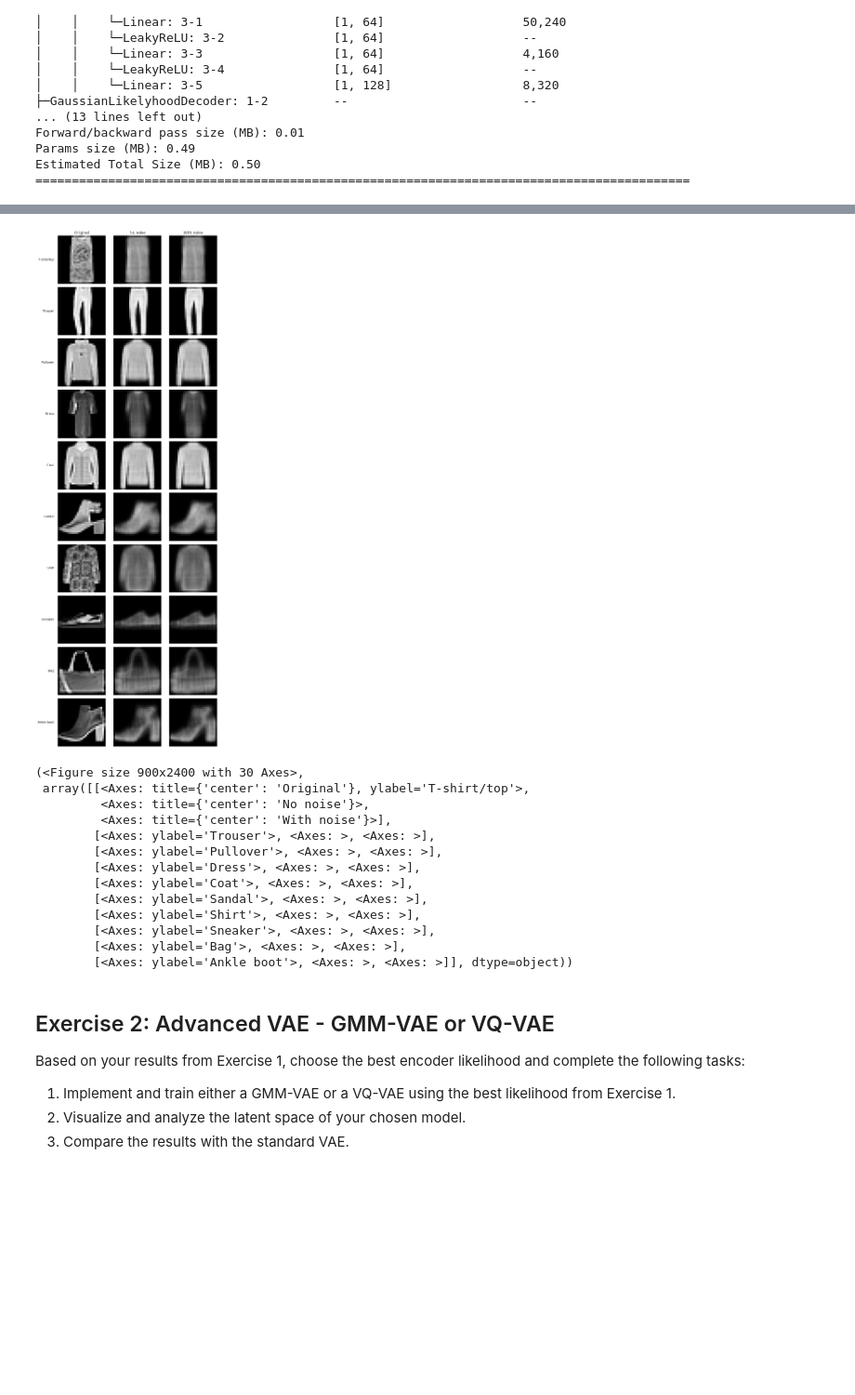
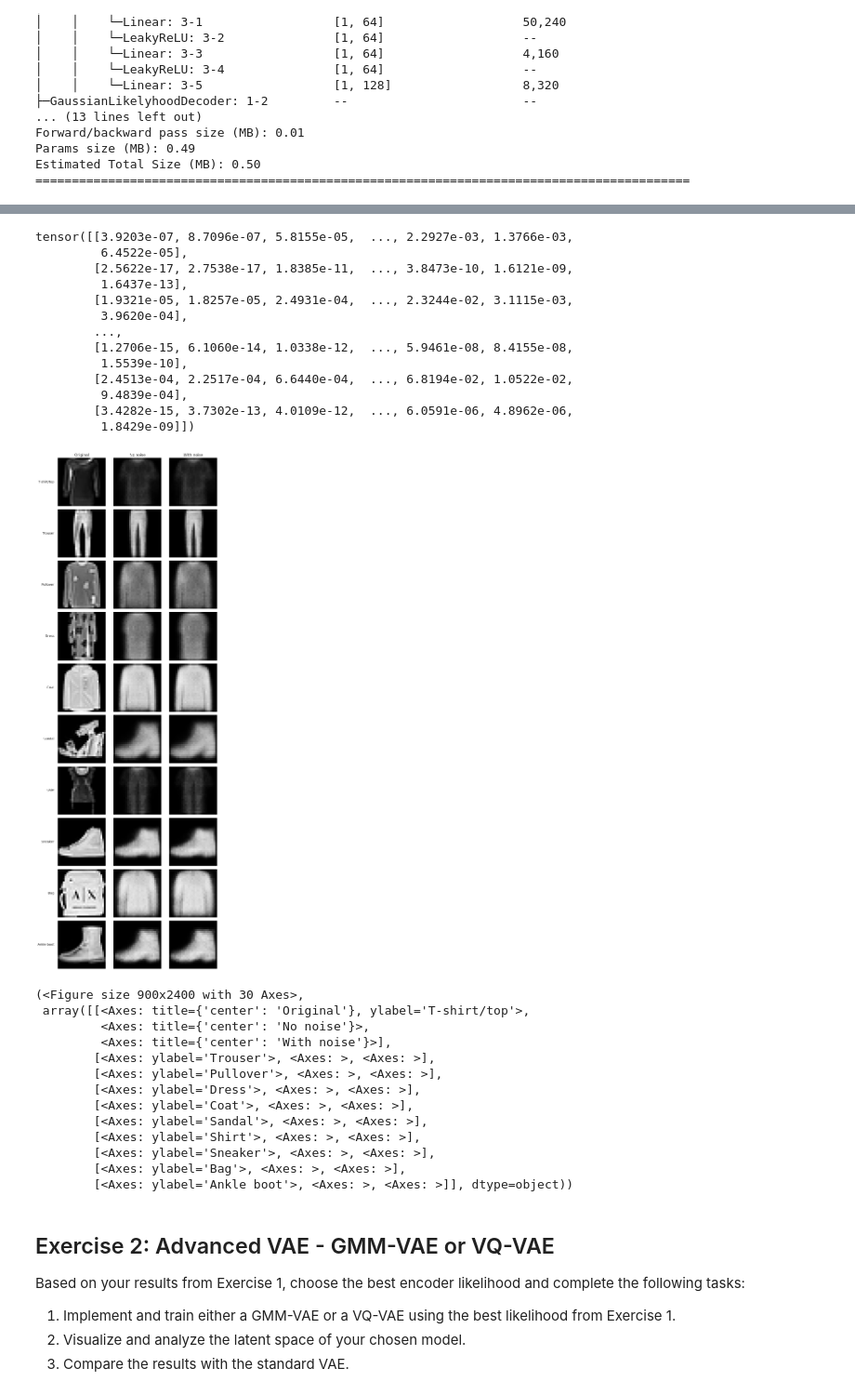
Before and after one commit to Lolillosky/GenerativeDeepLearningCourse, a Jupyter notebook: Topic4/Homework_VAEs.ipynb, the cells around one changed output, grey strips where cells are left out. Shown at 93% size. Drawn from its saved outputs; the diff is of its cells as text; code cells hidden in the pictures; blank space fills up the shorter version.

```diff
--- a/Topic4/Homework_VAEs.ipynb
+++ b/Topic4/Homework_VAEs.ipynb
@@ -466,6 +468,7 @@ samples_generated_no_noise(best_model.vae_model)
 # %%
-def plot_reconstructions_by_label(model_best, test_dataset):
+def plot_reconstructions_by_label(model_best, test_dataset, torch_seed):
     # Pick one random test image per class, without replacement.
+    torch.manual_seed(torch_seed)
     selected = {}
     for index in torch.randperm(len(test_dataset)).tolist():
         image, label = test_dataset[index]
@@ -484,13 +487,15 @@ def plot_reconstructions_by_label(model_best, test_dataset):
     inputs = originals.to(device=param.device, dtype=param.dtype)
     was_training = model_best.training
     model_best.eval()
+    torch.seed()
     try:
         with torch.no_grad():
             # Use the posterior mean so the no-noise reconstruction is deterministic.
-            mu, _ = model_best.encoder.encode(inputs)
-            means = model_best.decoder.decode(mu)
+            sample_z = model_best.encoder.sample(inputs)
+            means = model_best.decoder.decode(sample_z)
             # Delegate sampling to the decoder's likelihood using the same latent vector.
-            noisy = model_best.decoder.sample(mu)
+            noisy = model_best.decoder.sample(sample_z)
+            print(noisy)
             columns = [originals.cpu(), means.cpu(), noisy.cpu()]
     finally:
         model_best.train(was_training)
@@ -654,20 +706,33 @@ samples_generated_no_noise(best_model.vae_model)
 # %%
-plot_reconstructions_by_label(best_model.vae_model, test_dataset)
+plot_reconstructions_by_label(best_model.vae_model, test_dataset, 1234)
 # %% [output]
+tensor([[3.9203e-07, 8.7096e-07, 5.8155e-05,  ..., 2.2927e-03, 1.3766e-03,
+         6.4522e-05],
+        [2.5622e-17, 2.7538e-17, 1.8385e-11,  ..., 3.8473e-10, 1.6121e-09,
+         1.6437e-13],
+        [1.9321e-05, 1.8257e-05, 2.4931e-04,  ..., 2.3244e-02, 3.1115e-03,
+         3.9620e-04],
+        ...,
+        [1.2706e-15, 6.1060e-14, 1.0338e-12,  ..., 5.9461e-08, 8.4155e-08,
+         1.5539e-10],
+        [2.4513e-04, 2.2517e-04, 6.6440e-04,  ..., 6.8194e-02, 1.0522e-02,
+         9.4839e-04],
+        [3.4282e-15, 3.7302e-13, 4.0109e-12,  ..., 6.0591e-06, 4.8962e-06,
+         1.8429e-09]])
-[figure, old version]
+[figure, new version]
-(<Figure size 900x2400 with 30 Axes>,
- array([[<Axes: title={'center': 'Original'}, ylabel='T-shirt/top'>,
-         <Axes: title={'center': 'No noise'}>,
-         <Axes: title={'center': 'With noise'}>],
-        [<Axes: ylabel='Trouser'>, <Axes: >, <Axes: >],
-        [<Axes: ylabel='Pullover'>, <Axes: >, <Axes: >],
-        [<Axes: ylabel='Dress'>, <Axes: >, <Axes: >],
-        [<Axes: ylabel='Coat'>, <Axes: >, <Axes: >],
-        [<Axes: ylabel='Sandal'>, <Axes: >, <Axes: >],
-        [<Axes: ylabel='Shirt'>, <Axes: >, <Axes: >],
-        [<Axes: ylabel='Sneaker'>, <Axes: >, <Axes: >],
-        [<Axes: ylabel='Bag'>, <Axes: >, <Axes: >],
-        [<Axes: ylabel='Ankle boot'>, <Axes: >, <Axes: >]], dtype=object))
+(<Figure size 900x2400 with 30 Axes>,
+ array([[<Axes: title={'center': 'Original'}, ylabel='T-shirt/top'>,
+         <Axes: title={'center': 'No noise'}>,
+         <Axes: title={'center': 'With noise'}>],
+        [<Axes: ylabel='Trouser'>, <Axes: >, <Axes: >],
+        [<Axes: ylabel='Pullover'>, <Axes: >, <Axes: >],
+        [<Axes: ylabel='Dress'>, <Axes: >, <Axes: >],
+        [<Axes: ylabel='Coat'>, <Axes: >, <Axes: >],
+        [<Axes: ylabel='Sandal'>, <Axes: >, <Axes: >],
+        [<Axes: ylabel='Shirt'>, <Axes: >, <Axes: >],
+        [<Axes: ylabel='Sneaker'>, <Axes: >, <Axes: >],
+        [<Axes: ylabel='Bag'>, <Axes: >, <Axes: >],
+        [<Axes: ylabel='Ankle boot'>, <Axes: >, <Axes: >]], dtype=object))
 # %% [markdown]
 ## Exercise 2: Advanced VAE - GMM-VAE or VQ-VAE
 
```
Also changed, not shown: parts of 16 cells of this notebook.
